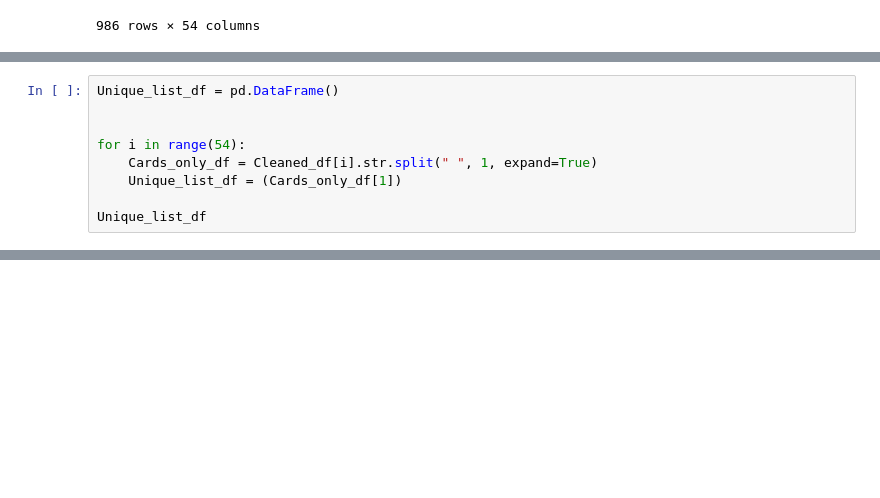
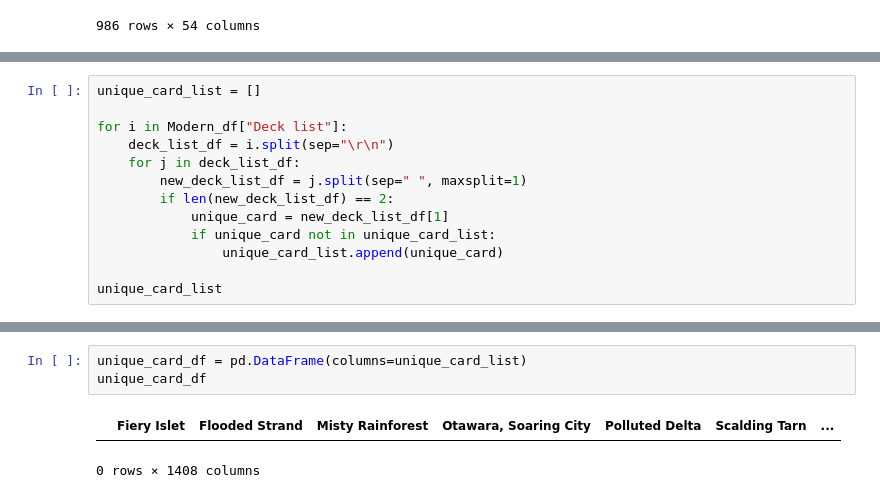
Before and after one commit to Mickie-n-s/MTG_Project, a Jupyter notebook: Cleaning.ipynb, the cells around one changed output, grey strips where cells are left out. Saved outputs shown, nothing was run; the diff lists cells and outputs as text; blank space fills up the shorter version.

Commit message:
Add files via upload
Uploading new cleaning IPYNB with unique_card_list extracting for loop code

```diff
--- a/Cleaning.ipynb
+++ b/Cleaning.ipynb
@@ -62,9 +39,0 @@ Cleaned_df.isnull
-# %%
-Unique_list_df = pd.DataFrame()
-
-
-for i in range(54):
-    Cards_only_df = Cleaned_df[i].str.split(" ", 1, expand=True)
-    Unique_list_df = (Cards_only_df[1])
-
-Unique_list_df
@@ -72,0 +40,13 @@ KeyError: 1
+# %%
+unique_card_list = []
+
+for i in Modern_df["Deck list"]:
+    deck_list_df = i.split(sep="\r\n")
+    for j in deck_list_df:
+        new_deck_list_df = j.split(sep=" ", maxsplit=1)
+        if len(new_deck_list_df) == 2:
+            unique_card = new_deck_list_df[1]
+            if unique_card not in unique_card_list:
+                unique_card_list.append(unique_card)
+
+unique_card_list
@@ -72,0 +71,6 @@ KeyError: 1
+# %%
+unique_card_df = pd.DataFrame(columns=unique_card_list)
+unique_card_df
+# %% [output]
+|  | Fiery Islet | Flooded Strand | Misty Rainforest | Otawara, Soaring City | Polluted Delta | Scalding Tarn | ... |
+0 rows × 1408 columns
```
Also changed, not shown: parts of 5 cells of this notebook.
